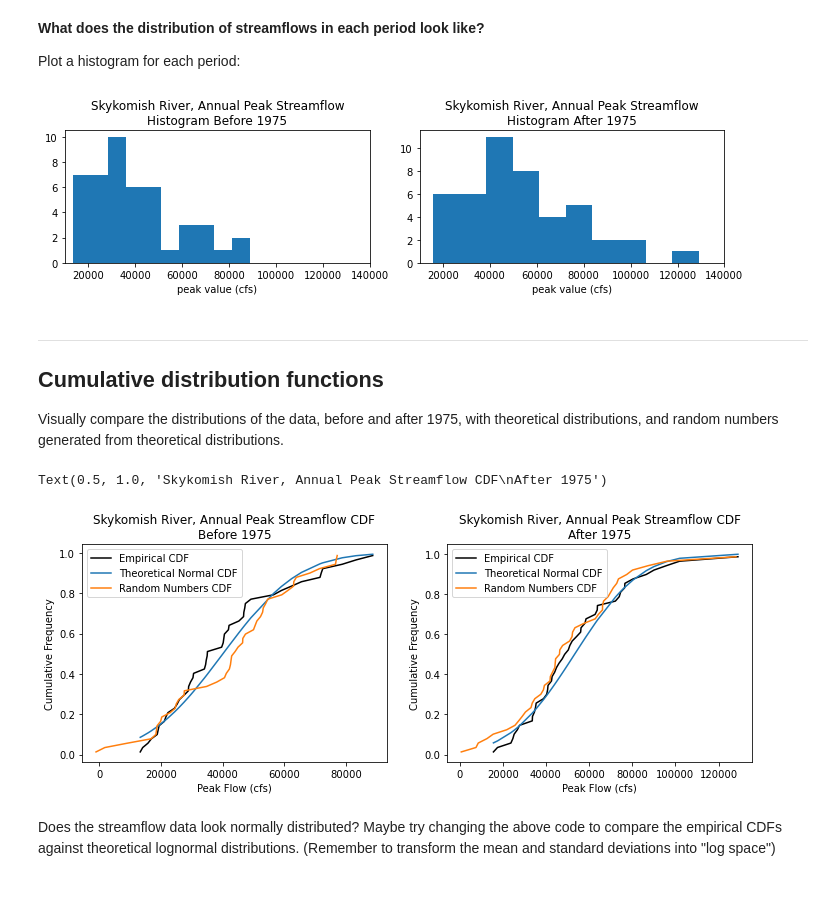
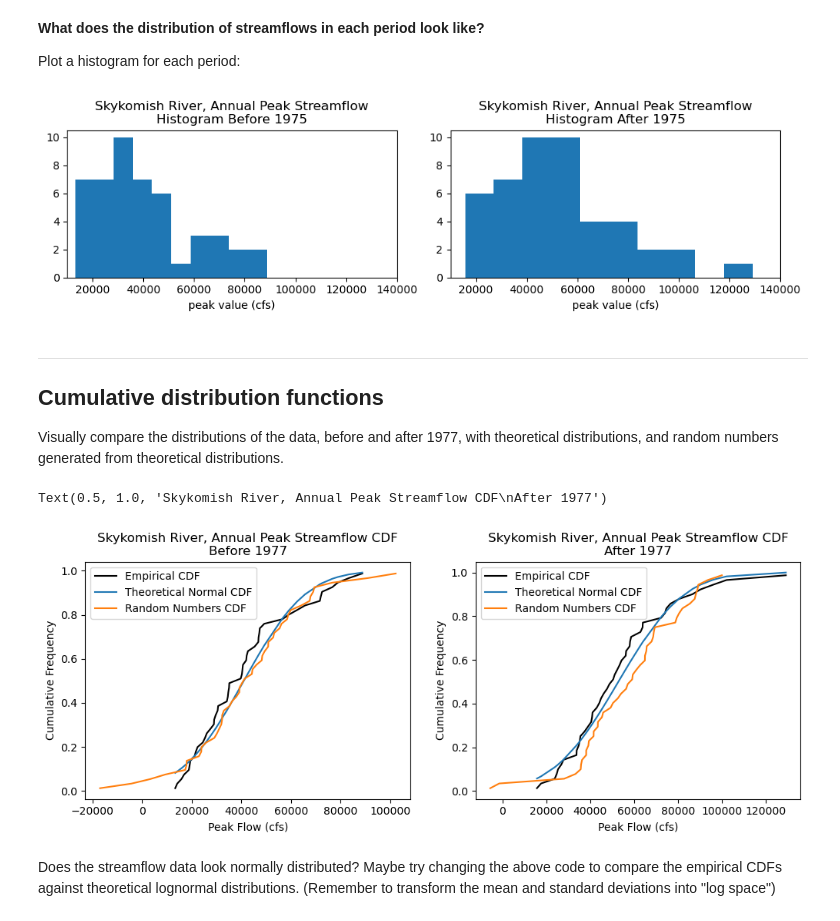
Before and after one commit to Mountain-Hydrology-Research-Group/data-analysis, a Jupyter notebook: book/modules/module2/lab2-1.ipynb, the cells around one changed output. Saved outputs shown, nothing was run; the diff lists cells and outputs as text; code cells hidden in the pictures; blank space fills up the shorter version.

```diff
--- a/book/modules/module2/lab2-1.ipynb
+++ b/book/modules/module2/lab2-1.ipynb
@@ -16,7 +16,7 @@ import matplotlib.pyplot as plt
 %matplotlib inline
 # %%
 # Filepath to our excel file.
-skykomish_data_file = '../data/Skykomish_peak_flow_12134500_skykomish_river_near_gold_bar.xlsx'
+skykomish_data_file = '../data/Skykomish_peak_flow_12134500_WY1929_2023.xlsx'
 
 # Use pandas.read_excel() function to open this file.
 skykomish_data = pd.read_excel(skykomish_data_file)
@@ -46,10 +46,10 @@ We are postulating that there was a change in peak flows around 1975. In other w
 
 To start, let's split the data in two:
 # %%
-# Divide the data into the early period (before 1975) and late period (after and including 1975).
+# Divide the data into the early period (before 1977) and late period (after and including 1977).
 
-skykomish_before = skykomish_data[ skykomish_data['water year'] < 1975 ]
-skykomish_after = skykomish_data[ skykomish_data['water year'] >= 1975 ]
+skykomish_before = skykomish_data[ skykomish_data['water year'] < 1977 ]
+skykomish_after = skykomish_data[ skykomish_data['water year'] >= 1977 ]
 # %%
 # Plot our two time periods
 fig, ax = plt.subplots(figsize=(7,4))
@@ -80,13 +80,13 @@ ax2.set_title('Skykomish River, Annual Peak Streamflow\nHistogram After 1975');
 
 plt.tight_layout()
 # %% [output]
-[figure, old version]
+[figure, new version]
 # %% [markdown]
 ---
 
 ## Cumulative distribution functions
 
-Visually compare the distributions of the data, before and after 1975, with theoretical distributions, and random numbers generated from theoretical distributions.
+Visually compare the distributions of the data, before and after 1977, with theoretical distributions, and random numbers generated from theoretical distributions.
 # %%
 ### Method 1
 # This function requires that the input is a pandas dataframe, with column names, and an integer index
@@ -162,34 +162,34 @@ random_sorted_a, random_quantiles_a  = cunnane_quantile_array(random_normal_a)
 # %%
 fig, [ax1, ax2] = plt.subplots(nrows=1, ncols=2, figsize=(12,4))
 
 # Before 1975
 # Empirical CDF
 ax1.plot(skykomish_before_b['peak value (cfs)'], skykomish_before_b['cunnane_plotting_position'], color='k', label='Empirical CDF')
 # Theorectical Normal CDF
 ax1.plot(skykomish_before_b['peak value (cfs)'], theoretical_cdf_b, label='Theoretical Normal CDF')
 # Random numbers CDF from a theoretical normal distribution
 ax1.plot(random_sorted_b,random_quantiles_b,'-', label='Random Numbers CDF')
 # Add legend and labels
 ax1.legend()
 ax1.set_ylabel('Cumulative Frequency')
 ax1.set_xlabel('Peak Flow (cfs)')
-ax1.set_title('Skykomish River, Annual Peak Streamflow CDF\nBefore 1975')
+ax1.set_title('Skykomish River, Annual Peak Streamflow CDF\nBefore 1977')
 
 # After 1975
 # Empirical CDF
 ax2.plot(skykomish_after_a['peak value (cfs)'], skykomish_after_a['cunnane_plotting_position'], color='k', label='Empirical CDF')
 # Theorectical Normal CDF
 ax2.plot(skykomish_after_a['peak value (cfs)'], theoretical_cdf_a, label='Theoretical Normal CDF')
 # Random numbers CDF from a theoretical normal distribution
 ax2.plot(random_sorted_a, random_quantiles_a,'-', label='Random Numbers CDF')
 # Add legend and labels
 ax2.legend()
 ax2.set_ylabel('Cumulative Frequency')
 ax2.set_xlabel('Peak Flow (cfs)')
-ax2.set_title('Skykomish River, Annual Peak Streamflow CDF\nAfter 1975')
+ax2.set_title('Skykomish River, Annual Peak Streamflow CDF\nAfter 1977')
 # %% [output]
-Text(0.5, 1.0, 'Skykomish River, Annual Peak Streamflow CDF\nAfter 1975')
+Text(0.5, 1.0, 'Skykomish River, Annual Peak Streamflow CDF\nAfter 1977')
-[figure, old version]
+[figure, new version]
 # %% [markdown]
 Does the streamflow data look normally distributed? Maybe try changing the above code to compare the empirical CDFs against theoretical lognormal distributions. (Remember to transform the mean and standard deviations into "log space")
 # %% [markdown]
```
Also changed, not shown: parts of 15 cells of this notebook.
